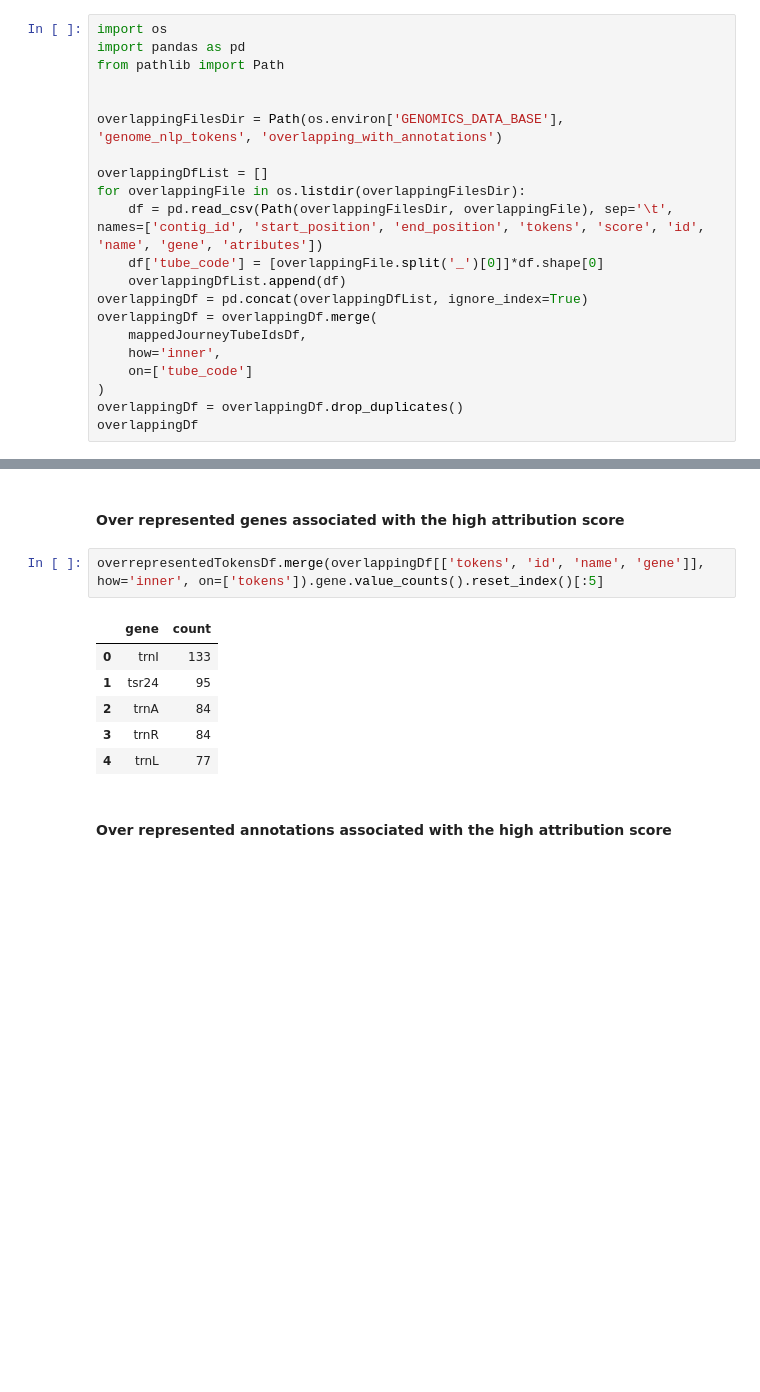
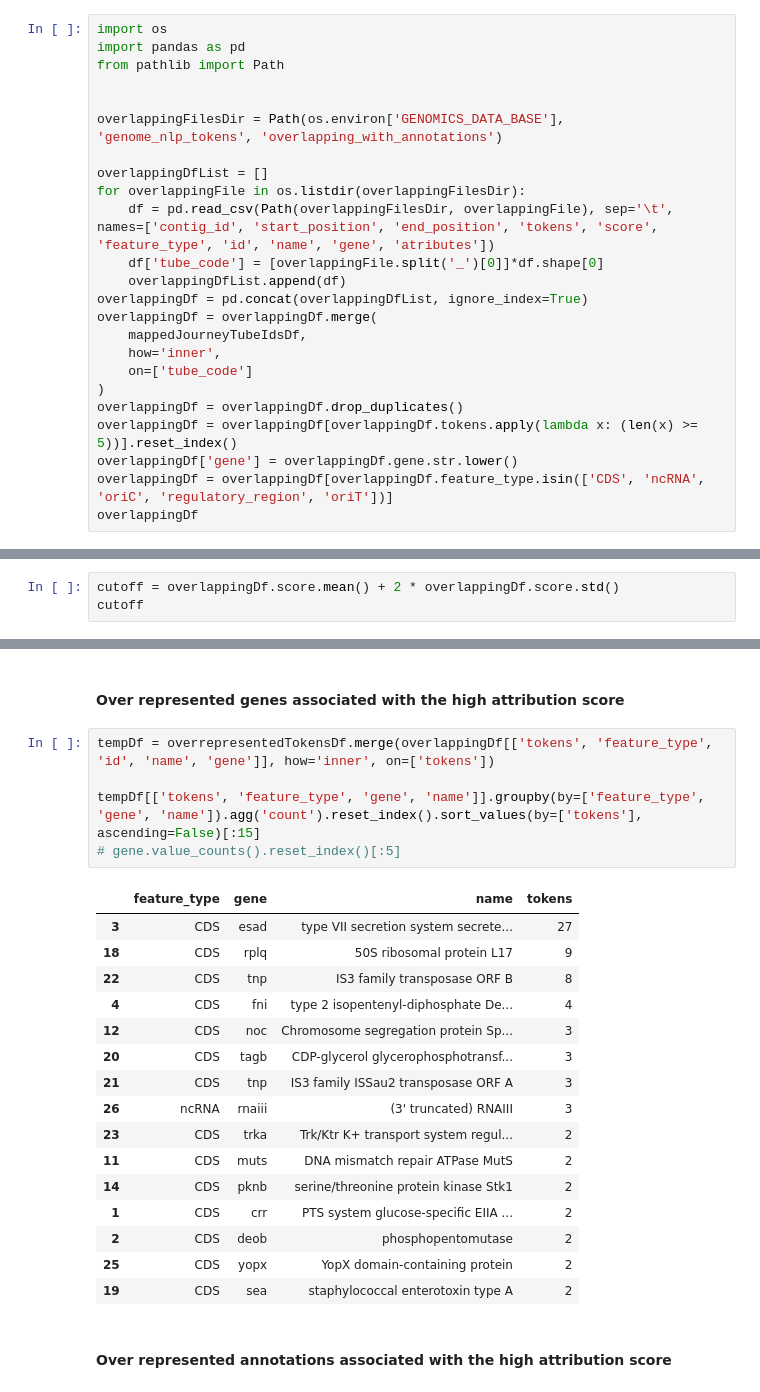
Before and after one commit to ryashpal/alfred-data-analysis, a Jupyter notebook: notebooks/genome_nlp_tokens/statistical_analysis_for_token_attribution_scores.ipynb, the cells around one changed output, grey strips where cells are left out. Saved outputs shown, nothing was run; the diff lists cells and outputs as text; blank space fills up the shorter version.

```diff
--- a/notebooks/genome_nlp_tokens/statistical_analysis_for_token_attribution_scores.ipynb
+++ b/notebooks/genome_nlp_tokens/statistical_analysis_for_token_attribution_scores.ipynb
@@ -82,7 +82,7 @@ overlappingFilesDir = Path(os.environ['GENOMICS_DATA_BASE'], 'genome_nlp_tokens'
 
 overlappingDfList = []
 for overlappingFile in os.listdir(overlappingFilesDir):
-    df = pd.read_csv(Path(overlappingFilesDir, overlappingFile), sep='\t', names=['contig_id', 'start_position', 'end_position', 'tokens', 'score', 'id', 'name', 'gene', 'atributes'])
+    df = pd.read_csv(Path(overlappingFilesDir, overlappingFile), sep='\t', names=['contig_id', 'start_position', 'end_position', 'tokens', 'score', 'feature_type', 'id', 'name', 'gene', 'atributes'])
     df['tube_code'] = [overlappingFile.split('_')[0]]*df.shape[0]
     overlappingDfList.append(df)
 overlappingDf = pd.concat(overlappingDfList, ignore_index=True)
@@ -92,5 +92,8 @@ overlappingDf = overlappingDf.merge(
     on=['tube_code']
 )
 overlappingDf = overlappingDf.drop_duplicates()
+overlappingDf = overlappingDf[overlappingDf.tokens.apply(lambda x: (len(x) >= 5))].reset_index()
+overlappingDf['gene'] = overlappingDf.gene.str.lower()
+overlappingDf = overlappingDf[overlappingDf.feature_type.isin(['CDS', 'ncRNA', 'oriC', 'regulatory_region', 'oriT'])]
 overlappingDf
 # %% [output]
@@ -111,3 +114,6 @@ overlappingDf
 ## Perform chi-square test
 # %% [markdown]
 ### High attribution score
+# %%
+cutoff = overlappingDf.score.mean() + 2 * overlappingDf.score.std()
+cutoff
@@ -173,14 +171,27 @@ overrepresentedTokensDf
 # %% [markdown]
 #### Over represented genes associated with the high attribution score
 # %%
-overrepresentedTokensDf.merge(overlappingDf[['tokens', 'id', 'name', 'gene']], how='inner', on=['tokens']).gene.value_counts().reset_index()[:5]
+tempDf = overrepresentedTokensDf.merge(overlappingDf[['tokens', 'feature_type', 'id', 'name', 'gene']], how='inner', on=['tokens'])
+
+tempDf[['tokens', 'feature_type', 'gene', 'name']].groupby(by=['feature_type', 'gene', 'name']).agg('count').reset_index().sort_values(by=['tokens'], ascending=False)[:15]
+# gene.value_counts().reset_index()[:5]
 # %% [output]
-|  | gene | count |
-| 0 | trnI | 133 |
-| 1 | tsr24 | 95 |
-| 2 | trnA | 84 |
-| 3 | trnR | 84 |
-| 4 | trnL | 77 |
+|  | feature_type | gene | name | tokens |
+| 3 | CDS | esad | type VII secretion system secrete... | 27 |
+| 18 | CDS | rplq | 50S ribosomal protein L17 | 9 |
+| 22 | CDS | tnp | IS3 family transposase ORF B | 8 |
+| 4 | CDS | fni | type 2 isopentenyl-diphosphate De... | 4 |
+| 12 | CDS | noc | Chromosome segregation protein Sp... | 3 |
+| 20 | CDS | tagb | CDP-glycerol glycerophosphotransf... | 3 |
+| 21 | CDS | tnp | IS3 family ISSau2 transposase ORF A | 3 |
+| 26 | ncRNA | rnaiii | (3' truncated) RNAIII | 3 |
+| 23 | CDS | trka | Trk/Ktr K+ transport system regul... | 2 |
+| 11 | CDS | muts | DNA mismatch repair ATPase MutS | 2 |
+| 14 | CDS | pknb | serine/threonine protein kinase Stk1 | 2 |
+| 1 | CDS | crr | PTS system glucose-specific EIIA ... | 2 |
+| 2 | CDS | deob | phosphopentomutase | 2 |
+| 25 | CDS | yopx | YopX domain-containing protein | 2 |
+| 19 | CDS | sea | staphylococcal enterotoxin type A | 2 |
 # %% [markdown]
 #### Over represented annotations associated with the high attribution score
 # %%
```
Also changed, not shown: parts of 16 cells of this notebook, 4 other files.
